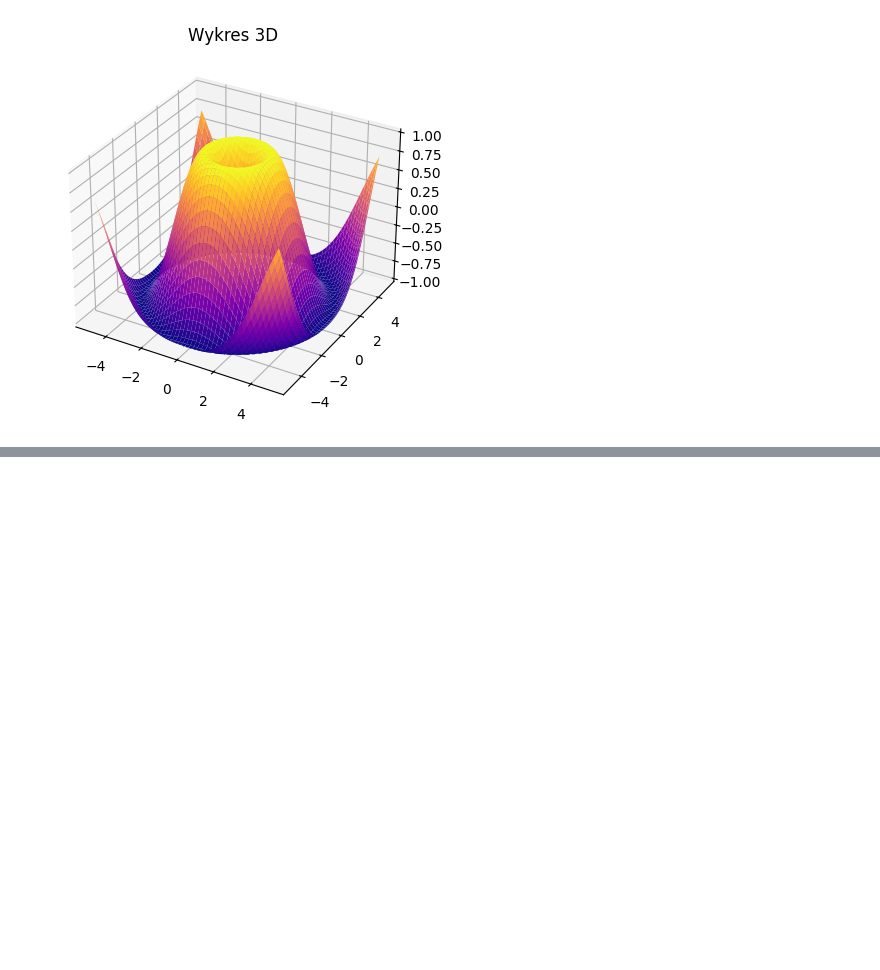
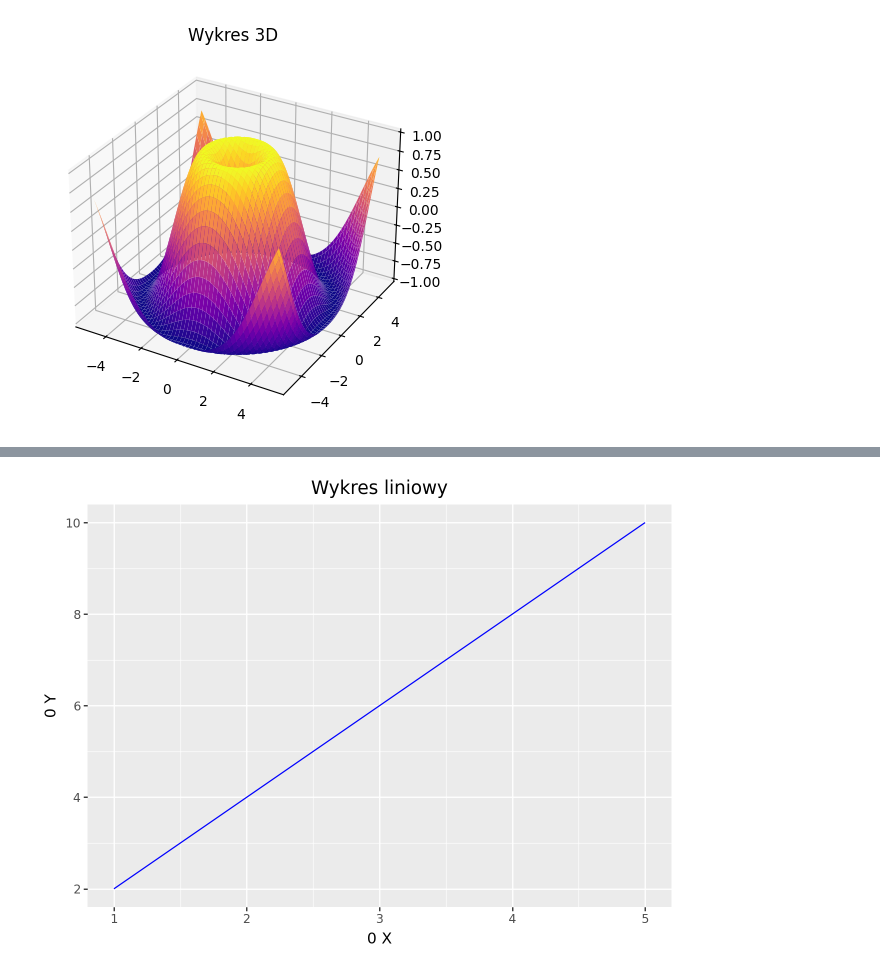
Before and after one commit to Maciek332/Semestr_1_Nycz, a Jupyter notebook: NoD/Lab_4/Lab_4.ipynb, the cells around one changed output, grey strips where cells are left out. Cells and saved outputs as stored; diff of their text form; code cells hidden in the pictures; blank space fills up the shorter version.

```diff
--- a/NoD/Lab_4/Lab_4.ipynb
+++ b/NoD/Lab_4/Lab_4.ipynb
@@ -171,0 +233,5 @@ fig.show()
+# %%
+#wykres liniowy
+(ggplot(data) + aes(x = 'x', y = 'y') + geom_line(color='blue') + ggtitle("Wykres liniowy") + xlab("0 X") + ylab("0 Y"))
+# %% [output]
+[figure, added]
```
Also changed, not shown: parts of 19 cells of this notebook, 3 other files.
